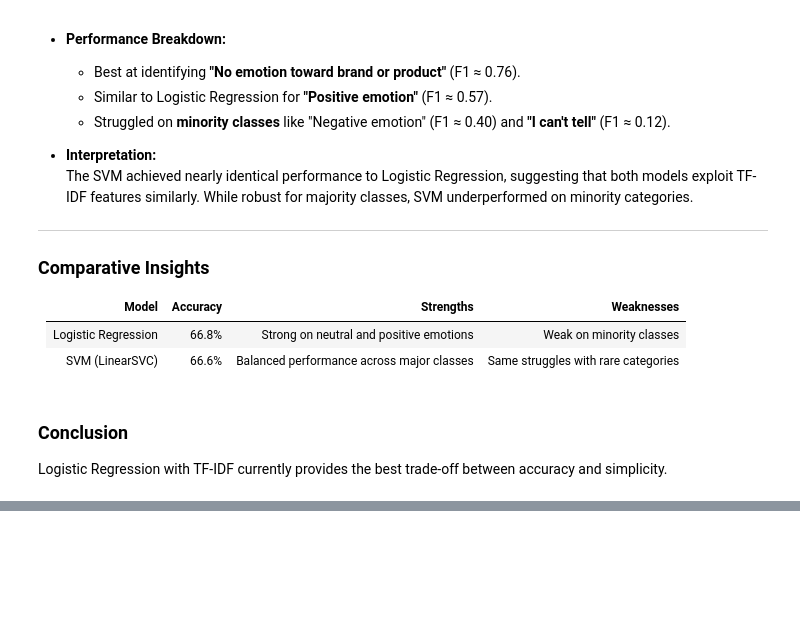
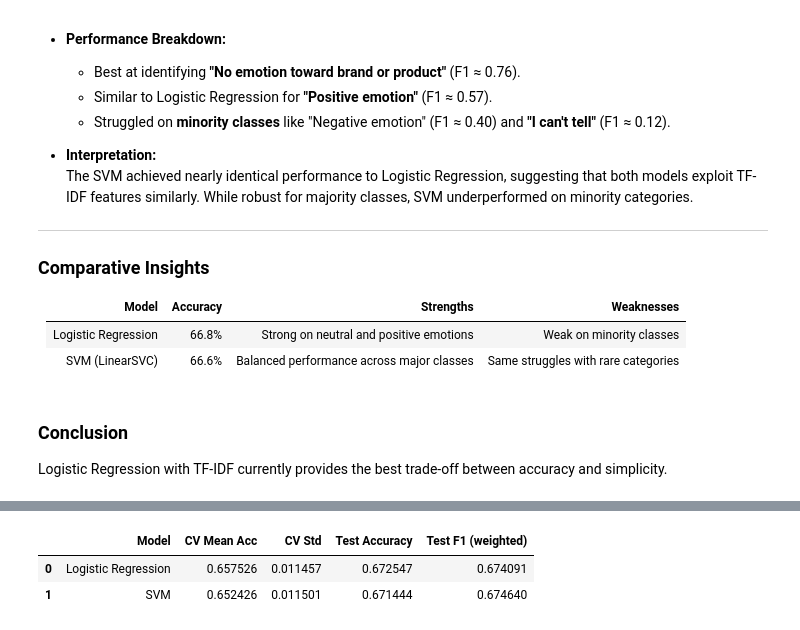
Before and after one commit to Hafsa-mohamed-Ad3n/Sentimental-Analysis-of-Tweets, a Jupyter notebook: tweets_analysis.ipynb, the cells around one changed output, grey strips where cells are left out. Drawn from its saved outputs; the diff is of its cells as text; code cells hidden in the pictures; blank space fills up the shorter version.

```diff
--- a/tweets_analysis.ipynb
+++ b/tweets_analysis.ipynb
@@ -550,0 +589,15 @@ XGBoost Accuracy: 0.6863
+# %%
+from sklearn.model_selection import cross_val_score
+from sklearn.metrics import classification_report, confusion_matrix
+
+# quick CV (on train)
+for name, m in models.items():
+    cv = cross_val_score(m, X_train_tfidf, y_train_enc, cv=5, scoring="accuracy", n_jobs=-1)
+    print(name, cv.mean())
+
+# pick a winner (say Linear SVM), refit on full train and eval on test
+winner = models["Linear SVM"].fit(X_train_tfidf, y_train_enc)
+y_pred = winner.predict(X_test_tfidf)
+
+print(classification_report(y_test_enc, y_pred, target_names=le.classes_))
+print(confusion_matrix(y_test_enc, y_pred))
@@ -766,0 +841,43 @@ Logistic Regression with TF-IDF currently provides the best trade-off between ac
+# %%
+# Calculate F1 scores
+# Logistic Regression metrics
+acc_lr = accuracy_score(y_test, y_pred_lr)
+f1_lr  = f1_score(y_test, y_pred_lr, average="weighted")
+
+# SVM metrics
+acc_svm = accuracy_score(y_test, y_pred_svm)
+f1_svm  = f1_score(y_test, y_pred_svm, average="weighted")
+
+# ---- CV metrics from GridSearch ----
+cv_lr_mean  = lr_grid.best_score_
+cv_svm_mean = svm_grid.best_score_
+
+# CV std for the selected params
+def best_std(grid):
+    # find the row of best params in cv_results_ and take std
+    import numpy as np
+    mask = [params == grid.best_params_ for params in grid.cv_results_["params"]]
+    idx = np.where(mask)[0][0]
+    return grid.cv_results_["std_test_score"][idx]
+
+cv_lr_std  = best_std(lr_grid)
+cv_svm_std = best_std(svm_grid)
+
+# Buildig a comparison table
+results = pd.DataFrame({
+    "Model": ["Logistic Regression", "SVM"],
+    "CV Mean Acc": [cv_lr_mean, cv_svm_mean],
+    "CV Std": [cv_lr_std, cv_svm_std],
+    "Test Accuracy": [acc_lr, acc_svm],
+    "Test F1 (weighted)": [f1_lr, f1_svm],
+})
+
+display(results.sort_values("CV Mean Acc", ascending=False).reset_index(drop=True))
+
+
+# print("Logistic Regression -> Accuracy:", acc_lr, "F1:", f1_lr)
+# print("SVM -> Accuracy:", acc_svm, "F1:", f1_svm)
+# %% [output]
+|  | Model | CV Mean Acc | CV Std | Test Accuracy | Test F1 (weighted) |
+| 0 | Logistic Regression | 0.657526 | 0.011457 | 0.672547 | 0.674091 |
+| 1 | SVM | 0.652426 | 0.011501 | 0.671444 | 0.674640 |
```
Also changed, not shown: parts of 22 cells of this notebook, 4 other files.
